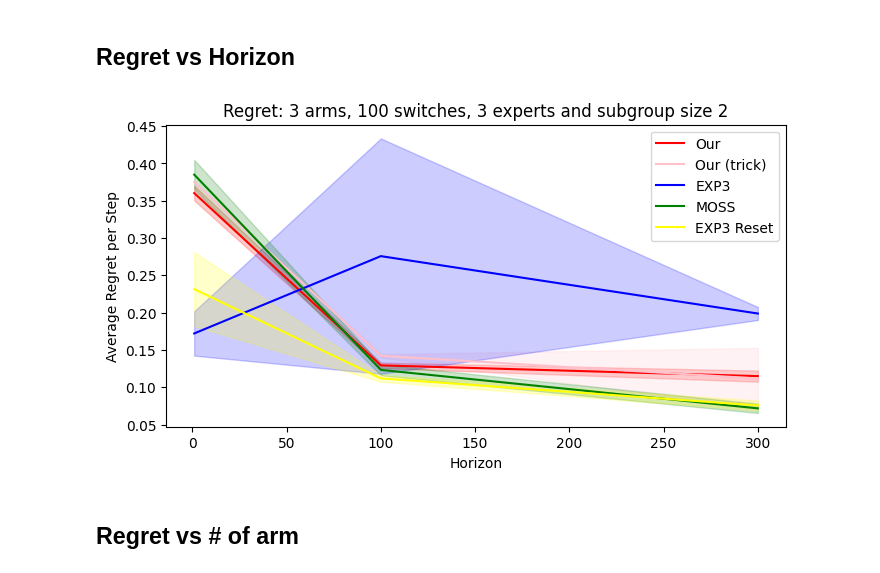
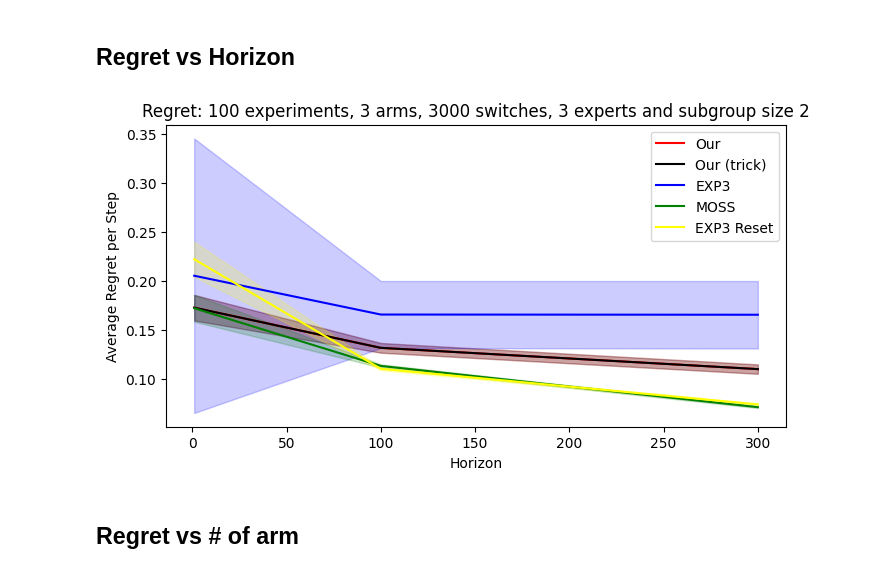
Before and after one commit to duongnhatthang/meta-bandit, a Jupyter notebook: main.ipynb, the cells around one changed output. Drawn from its saved outputs; the diff is of its cells as text; code cells hidden in the pictures.

```diff
--- a/main.ipynb
+++ b/main.ipynb
@@ -39,24 +82,26 @@ pass
 # %% [markdown]
 ## Regret vs Horizon
 # %%
-utils.horizon_exp(N_EXPS, N_SWITCHES, N_BANDITS, N_UNBIASED_OBS, ALG_NAME, OPT_SIZE, N_EXPERT,
-                  DS_NAME, horizon_list = np.array([1, 100, 300]), **kwargs)
-pass
+# utils.horizon_exp(N_EXPS, N_SWITCHES, N_BANDITS, N_UNBIASED_OBS, ALG_NAME, OPT_SIZE, N_EXPERT,
+#                   DS_NAME, horizon_list = np.array([1, 100, 300]), **kwargs)
+# pass
 
-# env = bandit.MetaBernoulli(n_bandits=N_BANDITS, opt_size=OPT_SIZE, n_tasks=N_SWITCHES+1,
-#                        n_experts=N_EXPERT, ds_name=DS_NAME, **kwargs)
-# X = np.array([1, 100, 300])
-# meta_regrets = np.load('meta_regrets_h.npy')
-# exp3_regrets = np.load('exp3_regrets_h.npy')
-# moss_regrets = np.load('moss_regrets_h.npy')
-# exp3_reset_regrets = np.load('exp3_reset_regrets_h.npy')
-# if N_EXPERT is None:
-#     N_EXPERT = env.n_experts
-# title = f'Regret: {N_EXPS} experiments, {N_BANDITS} arms, {N_SWITCHES} switches, {N_EXPERT} experts and subgroup size {OPT_SIZE}'
-# xlabel, ylabel = 'Horizon', 'Average Regret per Step'
-# utils.plot(X, meta_regrets, exp3_regrets, moss_regrets, exp3_reset_regrets, title, xlabel, ylabel)
+N_EXPS = 100
+N_SWITCHES = 3000
+env = bandit.MetaBernoulli(n_bandits=N_BANDITS, opt_size=OPT_SIZE, n_tasks=N_SWITCHES+1,
+                       n_experts=N_EXPERT, ds_name=DS_NAME, **kwargs)
+X = np.array([1, 100, 300])
+meta_regrets = np.load('meta_regrets_h.npy')
+exp3_regrets = np.load('exp3_regrets_h.npy')
+moss_regrets = np.load('moss_regrets_h.npy')
+exp3_reset_regrets = np.load('exp3_reset_regrets_h.npy')
+if N_EXPERT is None:
+    N_EXPERT = env.n_experts
+title = f'Regret: {N_EXPS} experiments, {N_BANDITS} arms, {N_SWITCHES} switches, {N_EXPERT} experts and subgroup size {OPT_SIZE}'
+xlabel, ylabel = 'Horizon', 'Average Regret per Step'
+utils.plot(X, meta_regrets, exp3_regrets, moss_regrets, exp3_reset_regrets, meta_regrets, title, xlabel, ylabel)
 # %% [output]
-[figure, old version]
+[figure, new version]
 # %% [markdown]
 ## Regret vs # of arm
 # %%
```
Also changed, not shown: parts of 4 cells of this notebook, 1 other file.
